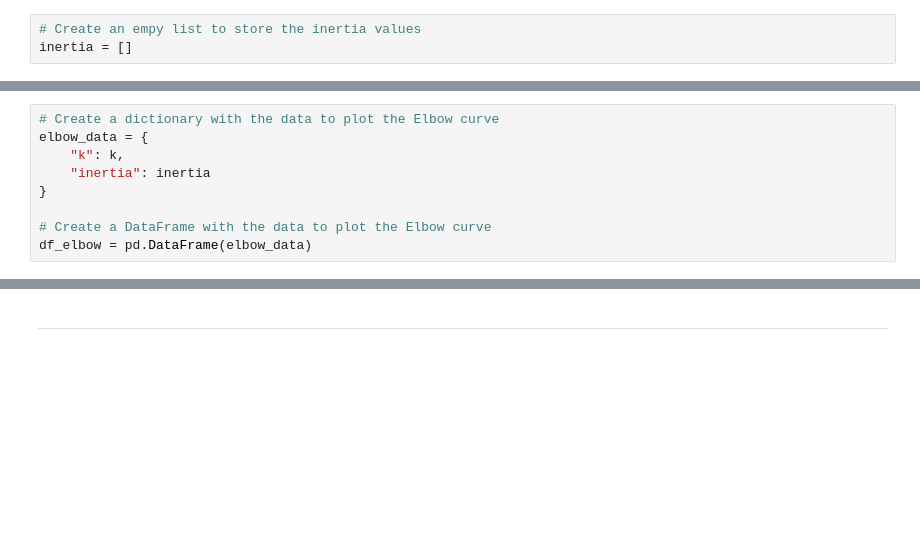
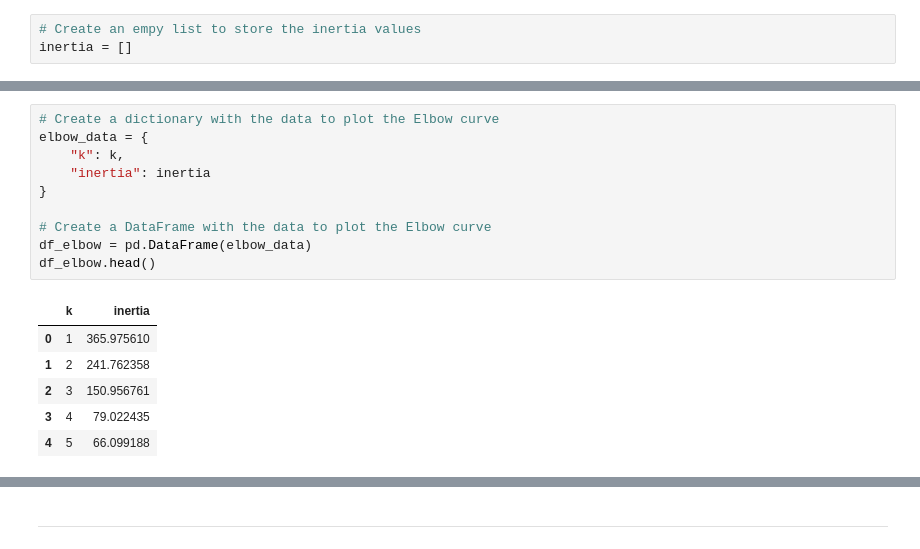
Before and after one commit to juzcho/Cryto_Investments_with_scikit_learn, a Jupyter notebook: crypto_investments.ipynb, the cells around one changed output, grey strips where cells are left out. Cells and saved outputs as stored; diff of their text form; blank space fills up the shorter version.

```diff
--- a/crypto_investments.ipynb
+++ b/crypto_investments.ipynb
@@ -210,12 +232,20 @@ inertia = []
 # %%
 # Create a dictionary with the data to plot the Elbow curve
 elbow_data = {
     "k": k,
     "inertia": inertia
 }
 
 # Create a DataFrame with the data to plot the Elbow curve
 df_elbow = pd.DataFrame(elbow_data)
+df_elbow.head()
+# %% [output]
+|  | k | inertia |
+| 0 | 1 | 365.975610 |
+| 1 | 2 | 241.762358 |
+| 2 | 3 | 150.956761 |
+| 3 | 4 | 79.022435 |
+| 4 | 5 | 66.099188 |
 # %%
 # Plot a line chart with all the inertia values computed with
 # the different values of k to visually identify the optimal value for k.
```
Also changed, not shown: parts of 17 cells of this notebook.
